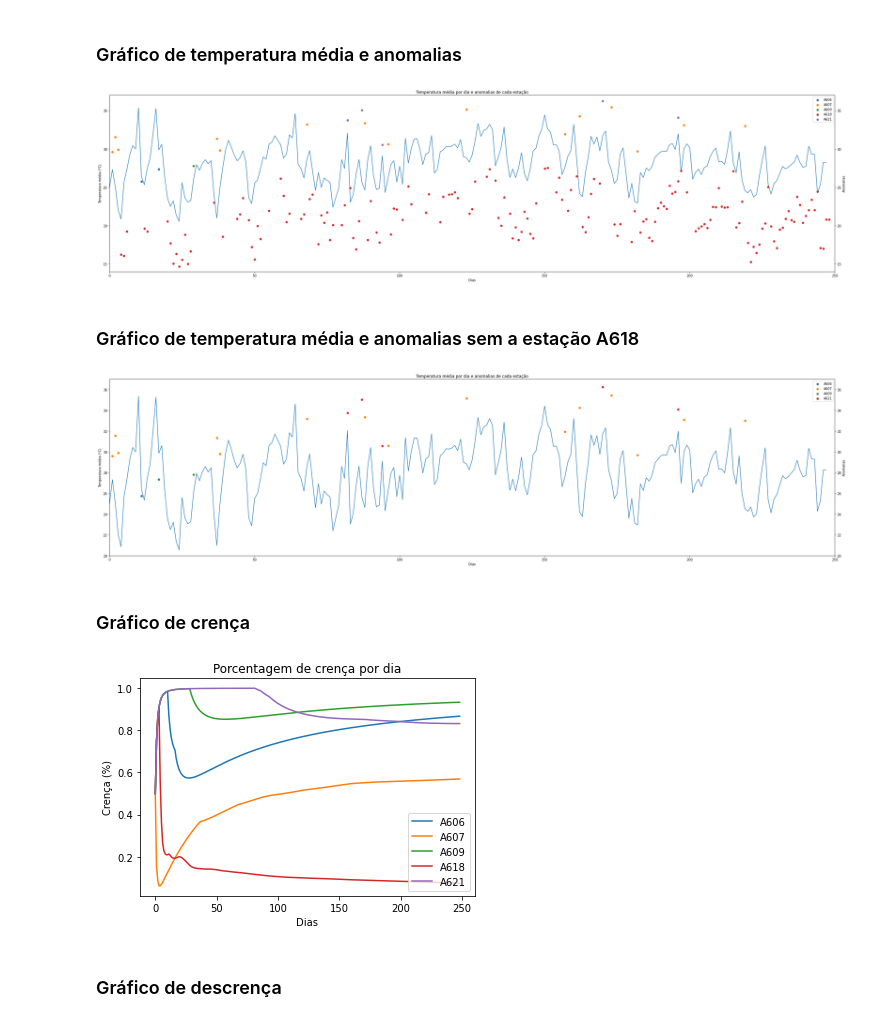
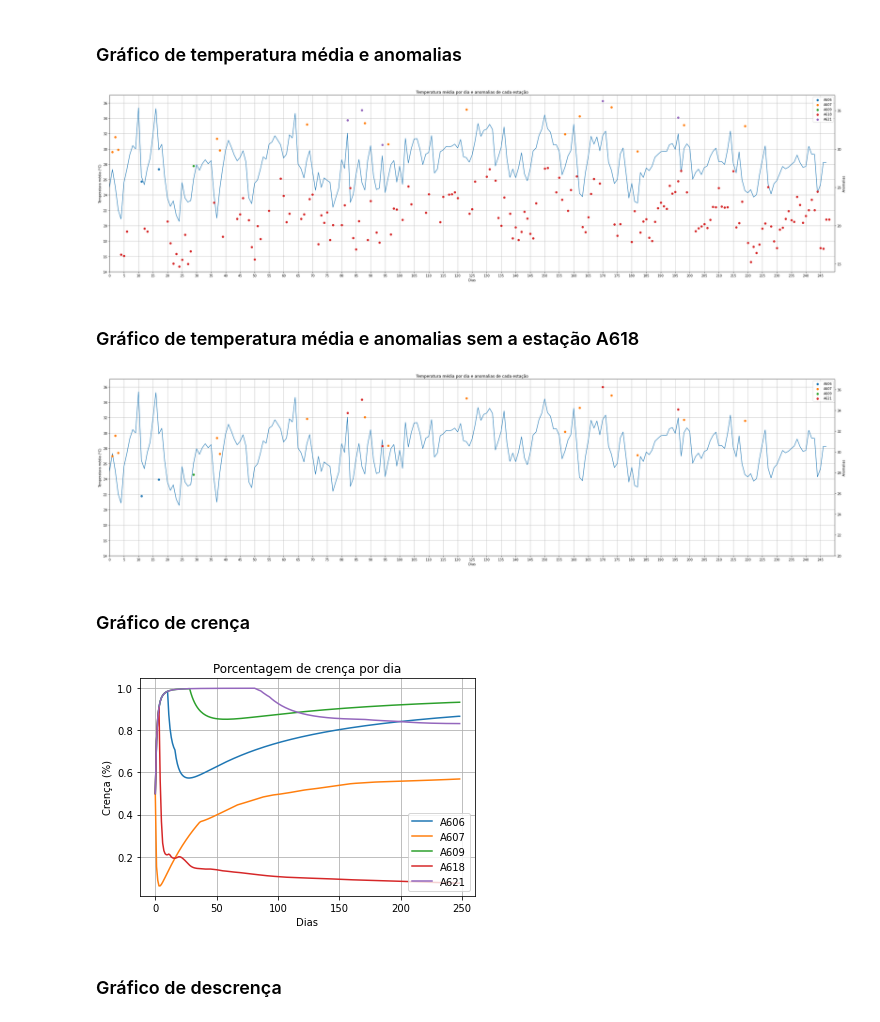
Before and after one commit to asalunai/IoT-trabalho, a Jupyter notebook: graficos.ipynb, the cells around one changed output. Drawn from its saved outputs; the diff is of its cells as text; code cells hidden in the pictures.

Commit message:
Colocando grid nos gráficos

```diff
--- a/graficos.ipynb
+++ b/graficos.ipynb
@@ -24,45 +25,51 @@ media_plot.set_xlim(0, 250)
 media_plot.set_xlabel("Dias")
 media_plot.set_ylabel("Temperatura média (°C)")
 media_plot.set_title("Temperatura média por dia e anomalias de cada estação")
+media_plot.set_xticks(np.arange(0, 250, 5))
+media_plot.set_yticks(np.arange(14, 37, 2))
 
 anomalias_plot.set_ylabel("Anomalias")
 anomalias_plot.set_ylim(14, 37)
 anomalias_plot.set_xlim(0, 250)
 anomalias_plot.legend()
 
+media_plot.grid(True)
 plt.show()
 # %% [output]
-[figure, old version]
+[figure, new version]
 # %% [markdown]
 ### Gráfico de temperatura média e anomalias sem a estação A618
 # %%
 df_anomalias = pd.read_csv("./dados_csv/anomalia.csv", names=labels)
 df_media = pd.read_csv("./dados_csv/media.csv")
 x = tuple(range(0, len(df_anomalias["A606"])))
 
 _, media_plot = plt.subplots(figsize=(40,10))
 anomalias_plot = media_plot.twinx()
 
 for label in  ("A606", "A607", "A609", "A621"):
     anomalias_plot.scatter(x, df_anomalias[label], label=label)
 
 media_plot.plot(df_media)
 
 media_plot.set_ylim(20, 37)
 media_plot.set_xlim(0, 250)
 
 media_plot.set_xlabel("Dias")
 media_plot.set_ylabel("Temperatura média (°C)")
 media_plot.set_title("Temperatura média por dia e anomalias de cada estação")
+media_plot.set_xticks(np.arange(0, 250, 5))
+media_plot.set_yticks(np.arange(14, 37, 2))
 
 anomalias_plot.set_ylabel("Anomalias")
 anomalias_plot.set_ylim(20, 37)
 anomalias_plot.set_xlim(0, 250)
 anomalias_plot.legend()
 
+media_plot.grid(True)
 plt.show()
 # %% [output]
-[figure, old version]
+[figure, new version]
 # %% [markdown]
 ### Gráfico de crença
 # %%
@@ -78,10 +85,11 @@ ax.set_xlabel("Dias")
 ax.set_ylabel("Crença (%)")
 ax.set_title("Porcentagem de crença por dia")
 ax.legend()
+ax.grid(True)
 
 plt.show()
 # %% [output]
-[figure, old version]
+[figure, new version]
 # %% [markdown]
 ### Gráfico de descrença
 # %%
```
Also changed, not shown: parts of 3 cells of this notebook.
